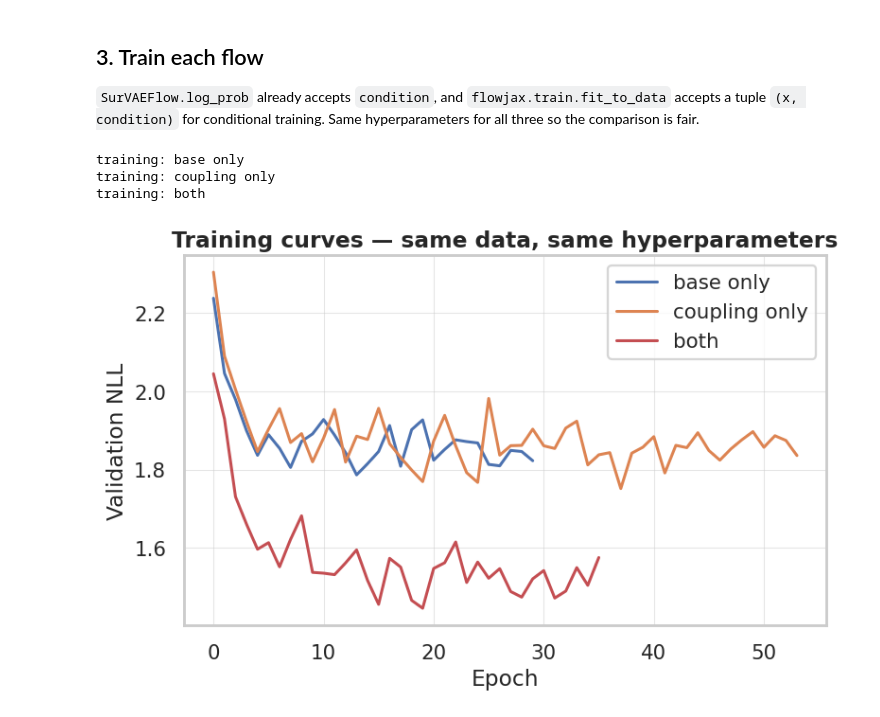
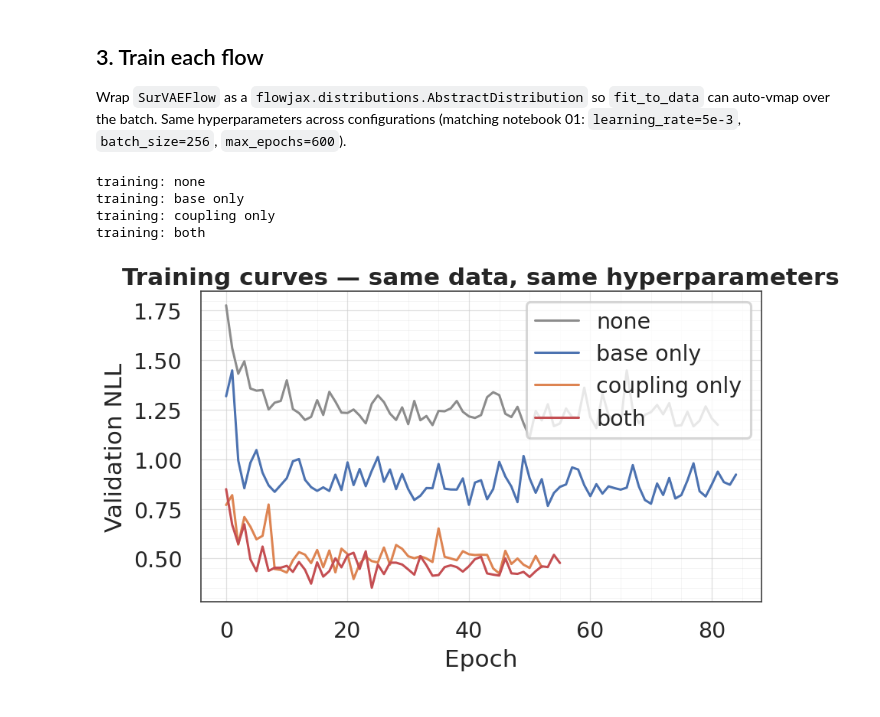
Before and after one commit to jejjohnson/gauss_flows, a Jupyter notebook: docs/notebooks/08_conditional_flow_three_ways.ipynb, the cells around one changed output. Saved outputs shown, nothing was run; the diff lists cells and outputs as text; code cells hidden in the pictures.

```diff
--- a/docs/notebooks/08_conditional_flow_three_ways.ipynb
+++ b/docs/notebooks/08_conditional_flow_three_ways.ipynb
@@ -98,0 +73,7 @@ plt.show()
+# %%
+X_raw, y = make_moons(n_samples=5000, noise=0.05, random_state=0)
+X = (X_raw - X_raw.mean(axis=0)) / X_raw.std(axis=0)
+X = jnp.asarray(X, dtype=jnp.float32)
+C = jax.nn.one_hot(jnp.asarray(y, dtype=jnp.int32), num_classes=2)
+print(f"X.shape={X.shape}, C.shape={C.shape}")
+print(f"counts per class: y=0 -> {int((y == 0).sum())}, y=1 -> {int((y == 1).sum())}")
@@ -142,20 +171,15 @@ for name, flow in flows.items():
-# %% [markdown]
-## 3. Train each flow
-
-`SurVAEFlow.log_prob` already accepts `condition`, and `flowjax.train.fit_to_data` accepts a tuple `(x, condition)` for conditional training. Same hyperparameters for all three so the comparison is fair.
+# %% [markdown]
+## 3. Train each flow
+
+Wrap `SurVAEFlow` as a `flowjax.distributions.AbstractDistribution` so `fit_to_data` can auto-vmap over the batch. Same hyperparameters across configurations (matching notebook 01: `learning_rate=5e-3`, `batch_size=256`, `max_epochs=600`).
 # %%
-from flowjax.distributions import AbstractDistribution
-
-
 class SurVAEFlowAdapter(AbstractDistribution):
     """Adapt a bijection-only SurVAEFlow to flowjax's AbstractDistribution API.
 
-    SurVAEFlow.log_prob has signature ``(x, key, condition)`` — the extra
-    ``key`` is consumed by stochastic surjections and ignored otherwise.
-    flowjax's training loop expects ``log_prob(x, condition)`` and auto-vmaps
-    over leading batch dimensions on BOTH ``x`` and ``condition``. Wrapping
-    SurVAEFlow as an AbstractDistribution lets us train with the standard
-    loss without re-implementing the vmap.
+    SurVAEFlow.log_prob has signature (x, key, condition); flowjax expects
+    (x, condition) and auto-vmaps over batched x and condition. The key in
+    SurVAEFlow's signature is consumed by stochastic surjections only; for
+    a bijection-only chain it is unused, so we fix it deterministically.
     """
 
     flow: SurVAEFlow
@@ -165,8 +189,9 @@ class SurVAEFlowAdapter(AbstractDistribution):
     def __init__(self, flow):
         self.flow = flow
         self.shape = flow.data_shape
-        # All opted-in layers in this notebook use cond_shape=(2,).
-        self.cond_shape = (2,)
+        # Always declare cond_shape so the adapter accepts a context. The
+        # "none" flow internally ignores it (no opted-in layers).
+        self.cond_shape = (COND_DIM,)
 
     def _log_prob(self, x, condition=None):
         return self.flow.log_prob(x, jr.key(0), condition=condition)
@@ -180,13 +205,10 @@ def train(flow, *, key):
     trained, losses = fit_to_data(
         key,
         adapter,
-        (X_train, C_train),
-        optimizer=optax.chain(
-            optax.clip_by_global_norm(5.0),
-            optax.adam(3e-3),
-        ),
-        max_epochs=120,
-        max_patience=15,
+        (X, C),
+        learning_rate=5e-3,
+        max_epochs=600,
+        max_patience=30,
         batch_size=256,
         val_prop=0.1,
         show_progress=False,
@@ -196,25 +218,32 @@ def train(flow, *, key):
 
 trained = {}
 losses_all = {}
-for name, flow in flows.items():
+for name, _ in CONFIGS:
     print(f"training: {name}")
     trained[name], losses_all[name] = train(
-        flow, key=jr.key(10 + abs(hash(name)) % 1000)
+        flows[name], key=jr.key(20 + abs(hash(name)) % 1000)
     )
 # %% [output]
+training: none
 training: base only
 training: coupling only
 training: both
 # %%
-# Training curves — same axes for direct comparison.
-fig, ax = plt.subplots(figsize=(7, 4.5))
-colors = {"base only": palette[0], "coupling only": palette[1], "both": palette[3]}
-for name, losses in losses_all.items():
-    ax.plot(losses["val"], label=name, color=colors[name], linewidth=2)
+fig, ax = plt.subplots(figsize=(8, 5))
+config_palette = {
+    "none": palette[7],
+    "base only": palette[0],
+    "coupling only": palette[1],
+    "both": palette[3],
+}
+for name, _ in CONFIGS:
+    losses = losses_all[name]
+    ax.plot(losses["val"], label=name, color=config_palette[name], linewidth=2)
 ax.set_xlabel("Epoch")
 ax.set_ylabel("Validation NLL")
 ax.set_title("Training curves — same data, same hyperparameters")
-ax.legend()
+ax.legend(frameon=True)
+style_axes(ax)
 plt.show()
 # %% [output]
-[figure, old version]
+[figure, new version]
```
Also changed, not shown: parts of 20 cells of this notebook, 3 other files.
